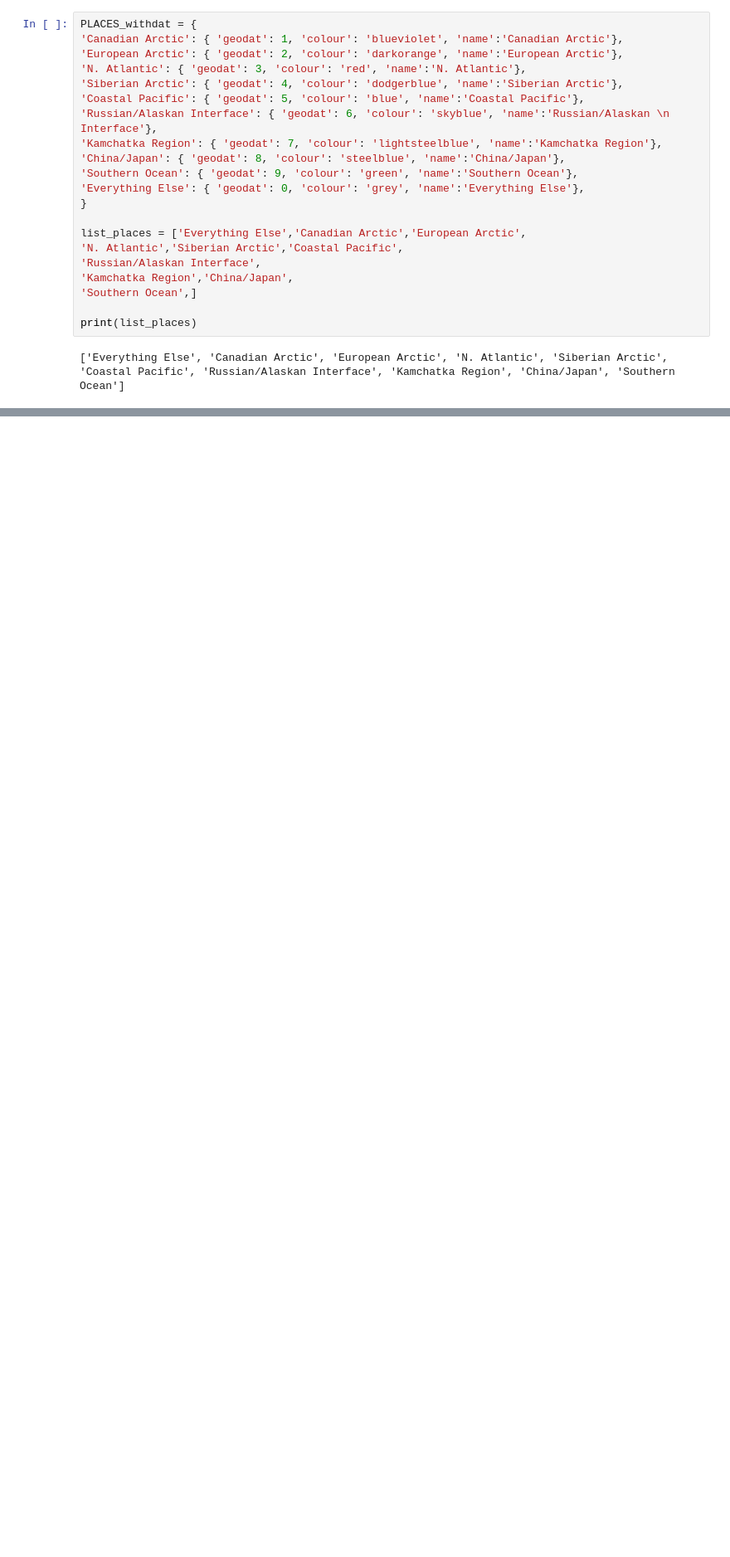
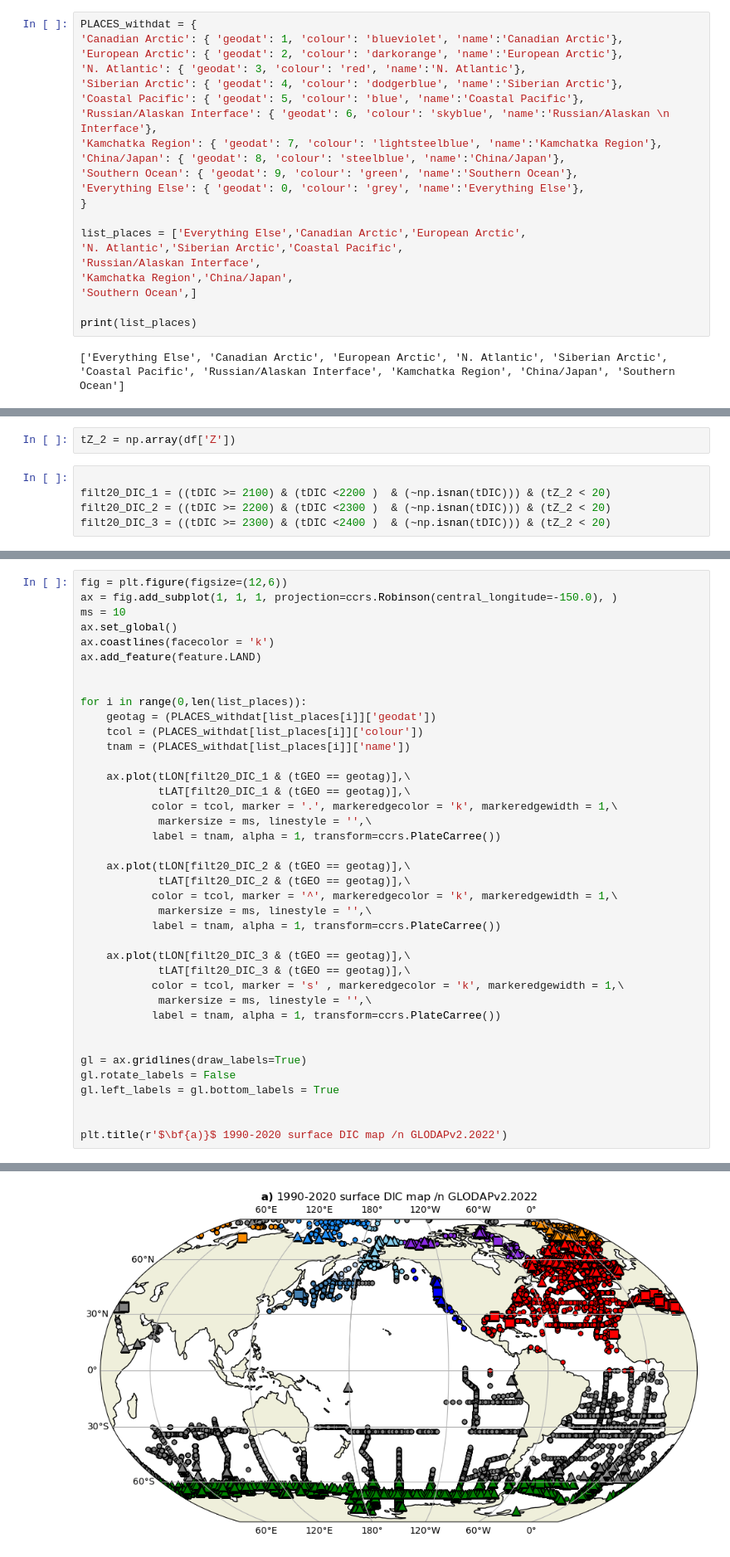
Before and after one commit to biu23/Carbonate_Chemistry_Models, a Jupyter notebook: test_script/GLODAP.ipynb, the cells around one changed output, grey strips where cells are left out. Shown at 83% size. Drawn from its saved outputs; the diff is of its cells as text; blank space fills up the shorter version.

```diff
--- a/test_script/GLODAP.ipynb
+++ b/test_script/GLODAP.ipynb
@@ -234,0 +241,7 @@ gl.left_labels = gl.bottom_labels = True
+# %%
+tZ_2 = np.array(df['Z'])
+# %%
+
+filt20_DIC_1 = ((tDIC >= 2100) & (tDIC <2200 )  & (~np.isnan(tDIC))) & (tZ_2 < 20)
+filt20_DIC_2 = ((tDIC >= 2200) & (tDIC <2300 )  & (~np.isnan(tDIC))) & (tZ_2 < 20)
+filt20_DIC_3 = ((tDIC >= 2300) & (tDIC <2400 )  & (~np.isnan(tDIC))) & (tZ_2 < 20)
@@ -234,0 +258,40 @@ gl.left_labels = gl.bottom_labels = True
+# %%
+fig = plt.figure(figsize=(12,6))
+ax = fig.add_subplot(1, 1, 1, projection=ccrs.Robinson(central_longitude=-150.0), )
+ms = 10
+ax.set_global()
+ax.coastlines(facecolor = 'k')
+ax.add_feature(feature.LAND)
+
+
+for i in range(0,len(list_places)):
+    geotag = (PLACES_withdat[list_places[i]]['geodat'])
+    tcol = (PLACES_withdat[list_places[i]]['colour'])
+    tnam = (PLACES_withdat[list_places[i]]['name'])
+
+    ax.plot(tLON[filt20_DIC_1 & (tGEO == geotag)],\
+            tLAT[filt20_DIC_1 & (tGEO == geotag)],\
+           color = tcol, marker = '.', markeredgecolor = 'k', markeredgewidth = 1,\
+            markersize = ms, linestyle = '',\
+           label = tnam, alpha = 1, transform=ccrs.PlateCarree())
+
+    ax.plot(tLON[filt20_DIC_2 & (tGEO == geotag)],\
+            tLAT[filt20_DIC_2 & (tGEO == geotag)],\
+           color = tcol, marker = '^', markeredgecolor = 'k', markeredgewidth = 1,\
+            markersize = ms, linestyle = '',\
+           label = tnam, alpha = 1, transform=ccrs.PlateCarree())
+
+    ax.plot(tLON[filt20_DIC_3 & (tGEO == geotag)],\
+            tLAT[filt20_DIC_3 & (tGEO == geotag)],\
+           color = tcol, marker = 's' , markeredgecolor = 'k', markeredgewidth = 1,\
+            markersize = ms, linestyle = '',\
+           label = tnam, alpha = 1, transform=ccrs.PlateCarree())
+
+
+gl = ax.gridlines(draw_labels=True)
+gl.rotate_labels = False
+gl.left_labels = gl.bottom_labels = True
+
+
+plt.title(r'$\bf{a)}$ 1990-2020 surface DIC map /n GLODAPv2.2022')
+# %% [output]
@@ -234,0 +299 @@ gl.left_labels = gl.bottom_labels = True
+[figure, added]
```
Also changed, not shown: parts of 10 cells of this notebook.
